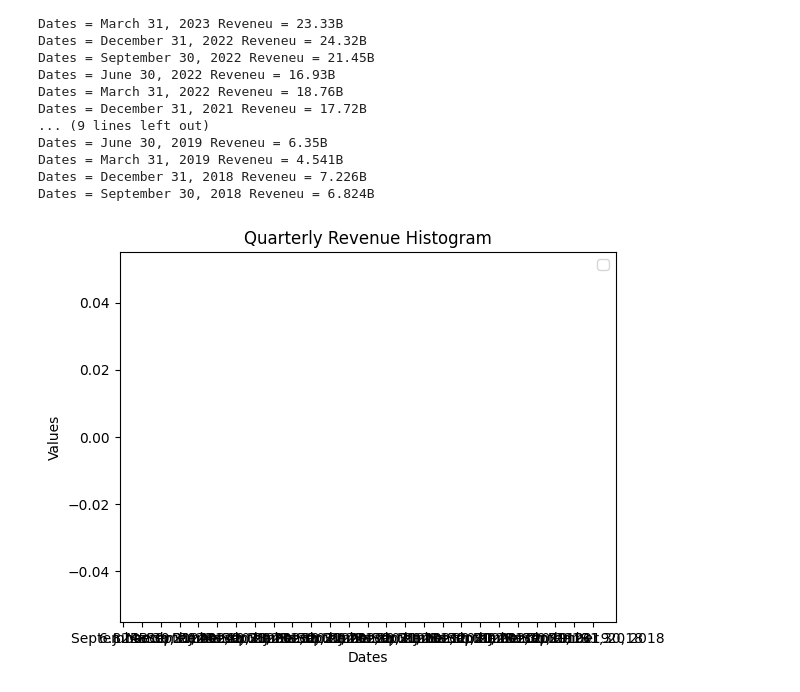
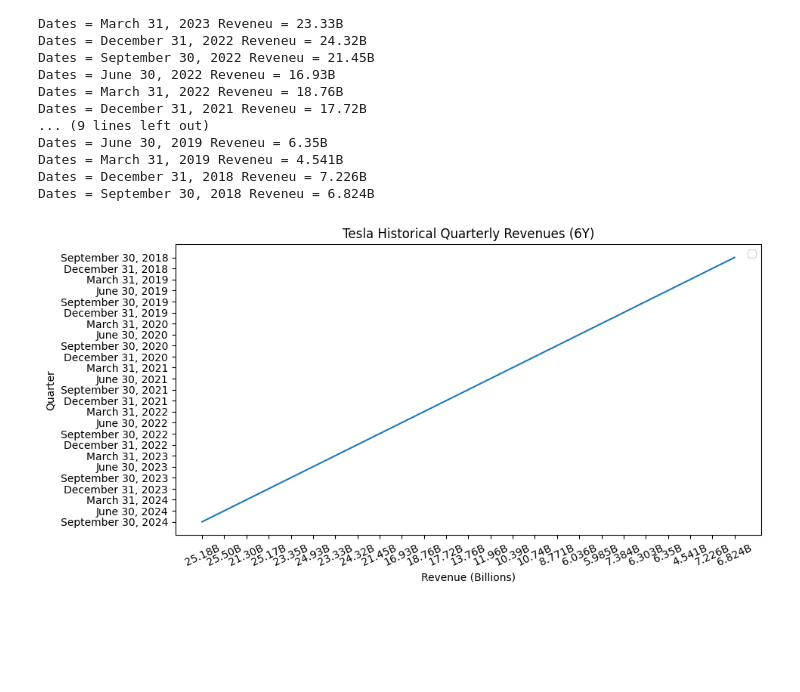
Before and after one commit to dianamonroe/web-scraping-project-tutorialDianaM, a Jupyter notebook: src/explore.ipynb, the cells around one changed output. Cells and saved outputs as stored; diff of their text form; code cells hidden in the pictures; blank space fills up the shorter version.

Commit message:
Delivered until Step 6  with 1 visualization form

```diff
--- a/src/explore.ipynb
+++ b/src/explore.ipynb
@@ -190,23 +190,23 @@ Dates = September 30, 2018 Reveneu = 6.824B
 # %%
 # Step 6: Visualize the data. What types of visualizations can we make?
 # Suggest at least 3 and plot them.
 
+import matplotlib.pyplot as plt
+import seaborn as sns
 
-reveneus_string = revenues_df["Values"]
-dates_string = revenues_df["Dates"]
+# 6.1) Lineplot
 
-reveneus_list = list(map(str, reveneus_string))
-dates_list = list(map(str, dates_string))
+plt.figure(figsize = (10, 5))
 
-x = reveneus_list
-y = dates_list
+x = revenues_df['Values'].values
+y = revenues_df['Dates'].values
 
-plt.hist(x, y)
-
-plt.title("Quarterly Revenue Histogram")
-plt.xlabel("Dates")
-plt.ylabel("Values")
+plt.plot(x, y)
+plt.title("Tesla Historical Quarterly Revenues (6Y)")
+plt.xlabel("Revenue (Billions)")
+plt.xticks(rotation = 25)
+plt.ylabel("Quarter")
 plt.legend()
 plt.show()
 # %% [output]
-[figure, old version]
+[figure, new version]
```
Also changed, not shown: 1 other file.
